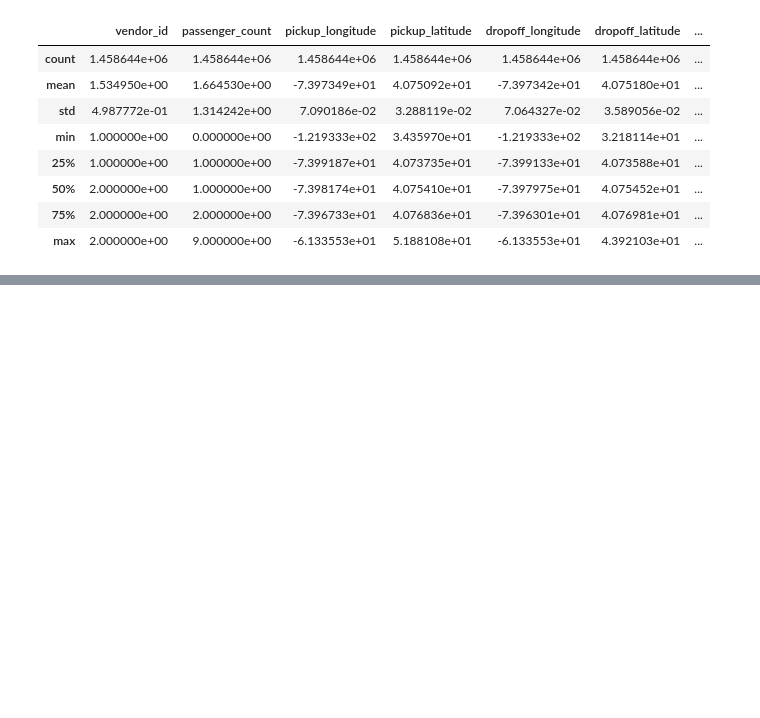
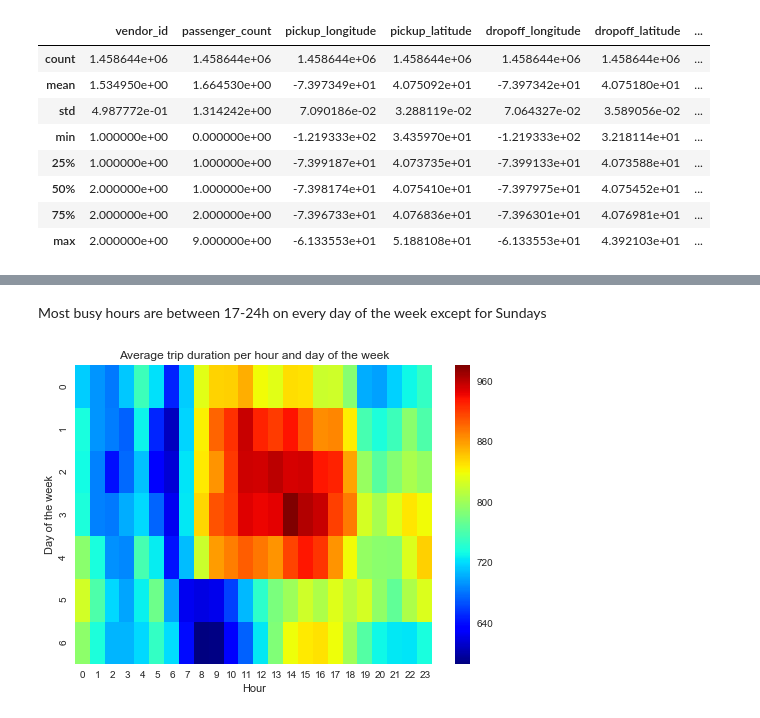
Before and after one commit to AlexGomesDS/New-York-City-Taxi-Trip-Duration, a Jupyter notebook: src/notebook.ipynb, the cells around one changed output, grey strips where cells are left out. Saved outputs shown, nothing was run; the diff lists cells and outputs as text; code cells hidden in the pictures; blank space fills up the shorter version.

```diff
--- a/src/notebook.ipynb
+++ b/src/notebook.ipynb
@@ -58,0 +88,7 @@ plt.show()
+# %% [markdown]
+Most busy hours are between 17-24h on every day of the week except for Sundays
+# %%
+plot_per_weekday_hour(aggregated_set.mean()['duration_in_seconds'],
+                      'Average trip duration per hour and day of the week')
+# %% [output]
+[figure, added]
```
Also changed, not shown: parts of 20 cells of this notebook.
